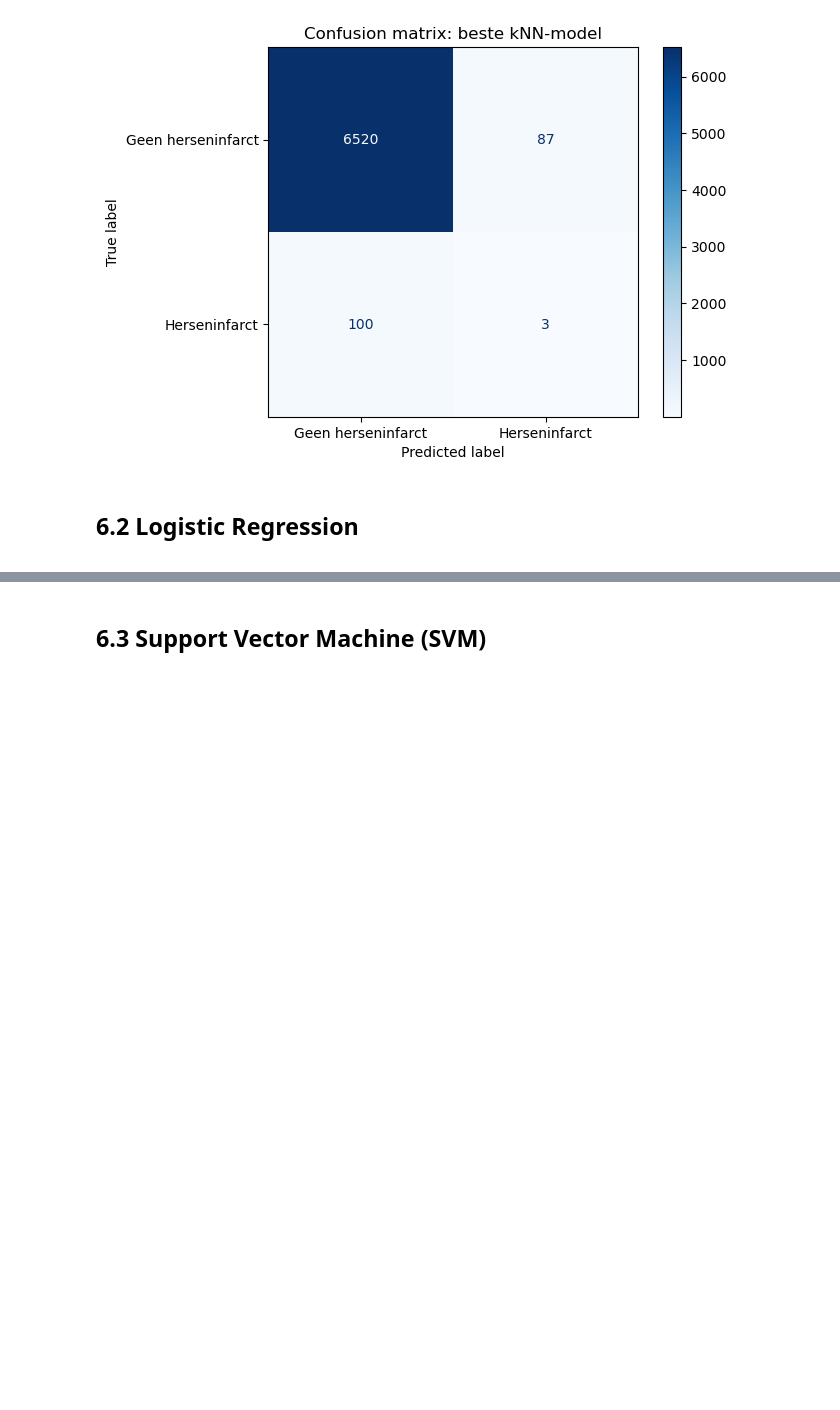
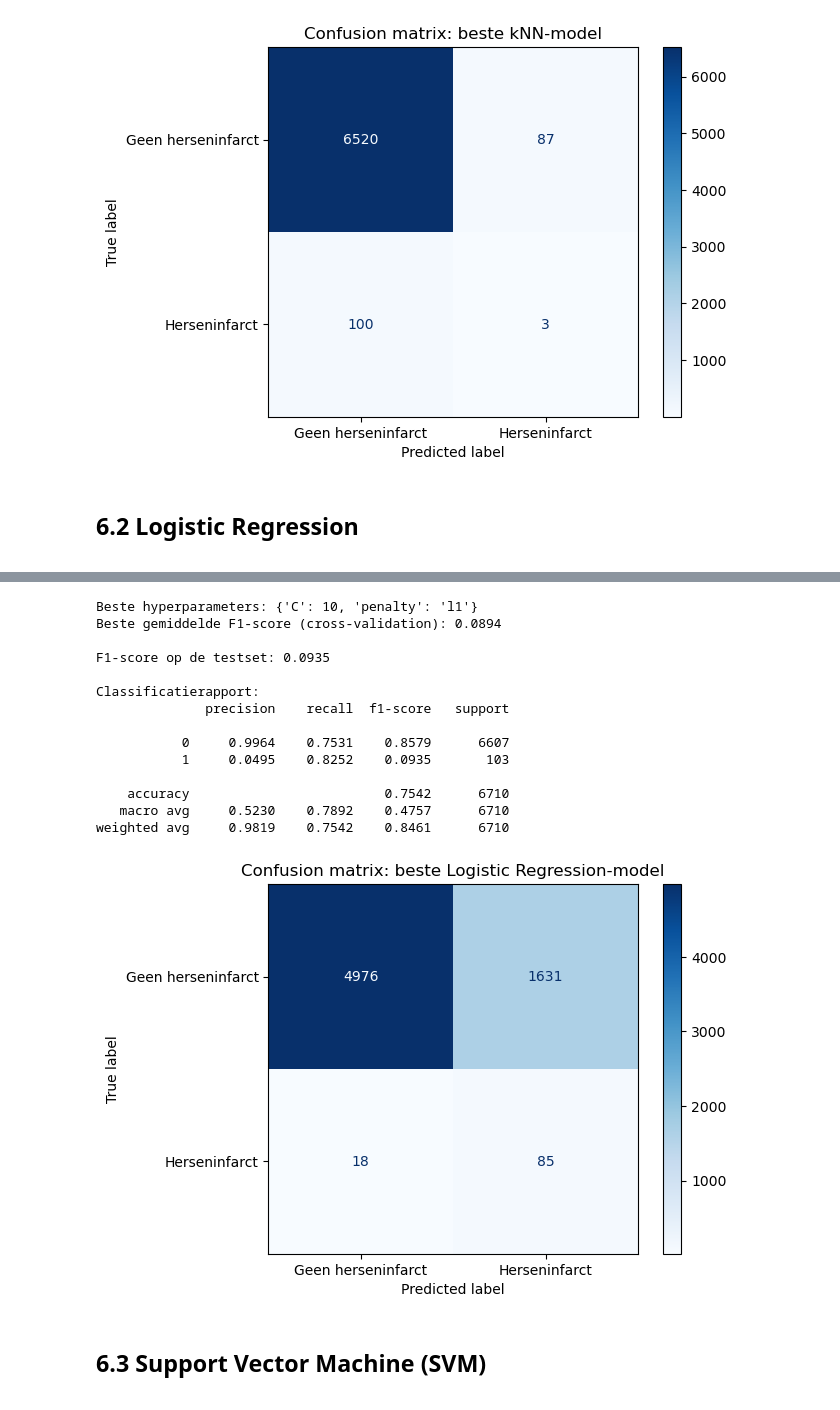
Before and after one commit to RobinDjerahian/Machine-Learning, a Jupyter notebook: Portofolio 1.ipynb, the cells around one changed output, grey strips where cells are left out. Saved outputs shown, nothing was run; the diff lists cells and outputs as text; code cells hidden in the pictures; blank space fills up the shorter version.

```diff
--- a/Portofolio 1.ipynb
+++ b/Portofolio 1.ipynb
@@ -945,3 +1054,72 @@ weighted avg     0.9703    0.9721    0.9712      6710
+# %%
+import matplotlib.pyplot as plt
+from sklearn.linear_model import LogisticRegression
+from sklearn.metrics import (
+    ConfusionMatrixDisplay,
+    classification_report,
+    f1_score,
+)
+from sklearn.model_selection import GridSearchCV, StratifiedKFold
+
+lr_model = LogisticRegression(
+    class_weight="balanced",
+    solver="liblinear",
+    max_iter=1000,
+    random_state=42
+)
+
+parameters = {
+    "C": [0.01, 0.1, 1, 10],
+    "penalty": ["l1", "l2"]
+}
+
+cv = StratifiedKFold(n_splits=5, shuffle=True, random_state=42)
+
+search = GridSearchCV(
+    estimator=lr_model,
+    param_grid=parameters,
+    scoring="f1",
+    cv=cv,
+    n_jobs=-1,
+    refit=True
+)
+
+search.fit(X_train_scaled, y_train)
+
+print("Beste hyperparameters:", search.best_params_)
+print(f"Beste gemiddelde F1-score (cross-validation): {search.best_score_:.4f}")
+
+best_lr = search.best_estimator_
+y_pred = best_lr.predict(X_test_scaled)
+
+print(f"\nF1-score op de testset: {f1_score(y_test, y_pred):.4f}")
+print("\nClassificatierapport:")
+print(classification_report(y_test, y_pred, digits=4))
+
+ConfusionMatrixDisplay.from_predictions(
+    y_test,
+    y_pred,
+    display_labels=["Geen herseninfarct", "Herseninfarct"],
+    cmap="Blues"
+)
+plt.title("Confusion matrix: beste Logistic Regression-model")
+plt.show()
+# %% [output]
+Beste hyperparameters: {'C': 10, 'penalty': 'l1'}
+Beste gemiddelde F1-score (cross-validation): 0.0894
+
+F1-score op de testset: 0.0935
+
+Classificatierapport:
+              precision    recall  f1-score   support
+
+           0     0.9964    0.7531    0.8579      6607
+           1     0.0495    0.8252    0.0935       103
+
+    accuracy                         0.7542      6710
+   macro avg     0.5230    0.7892    0.4757      6710
+weighted avg     0.9819    0.7542    0.8461      6710
+[figure, added]
 # %% [markdown]
 <div style="font-family: 'Times New Roman', serif; line-height: 1.3;">
 
```
Also changed, not shown: parts of 4 cells of this notebook.
